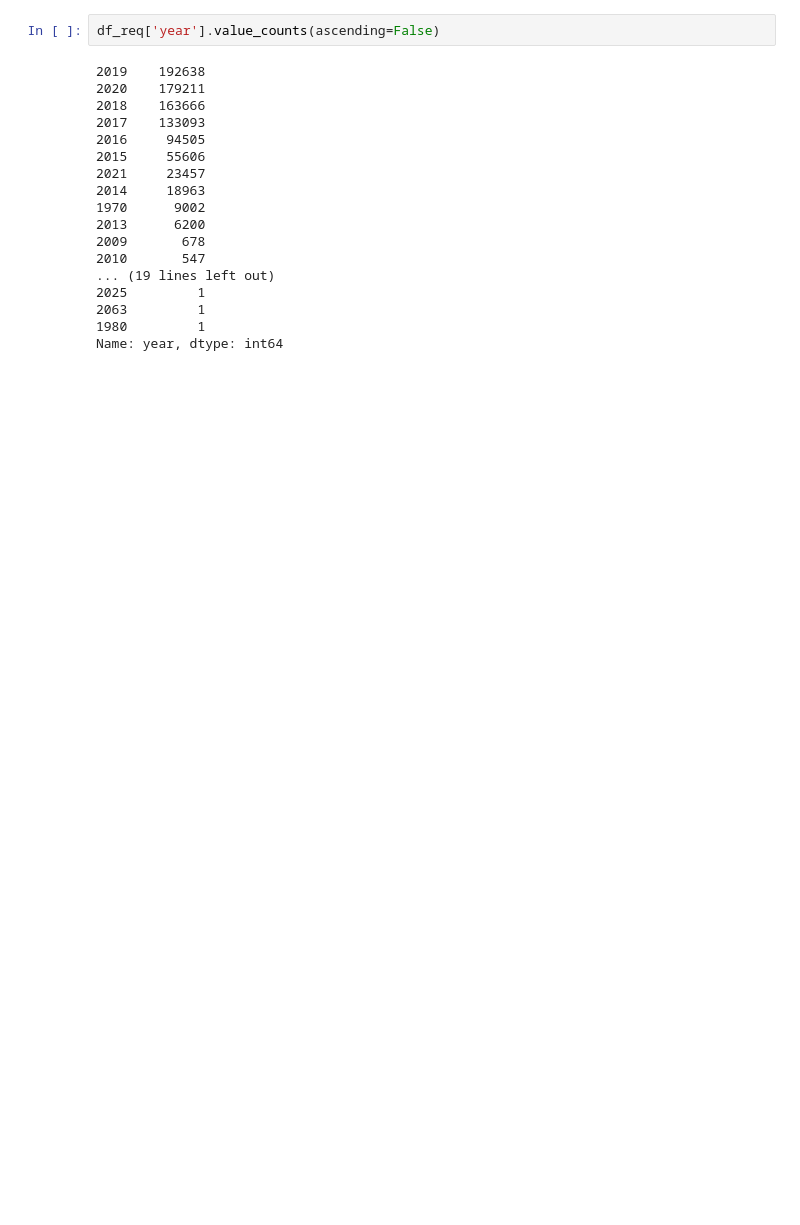
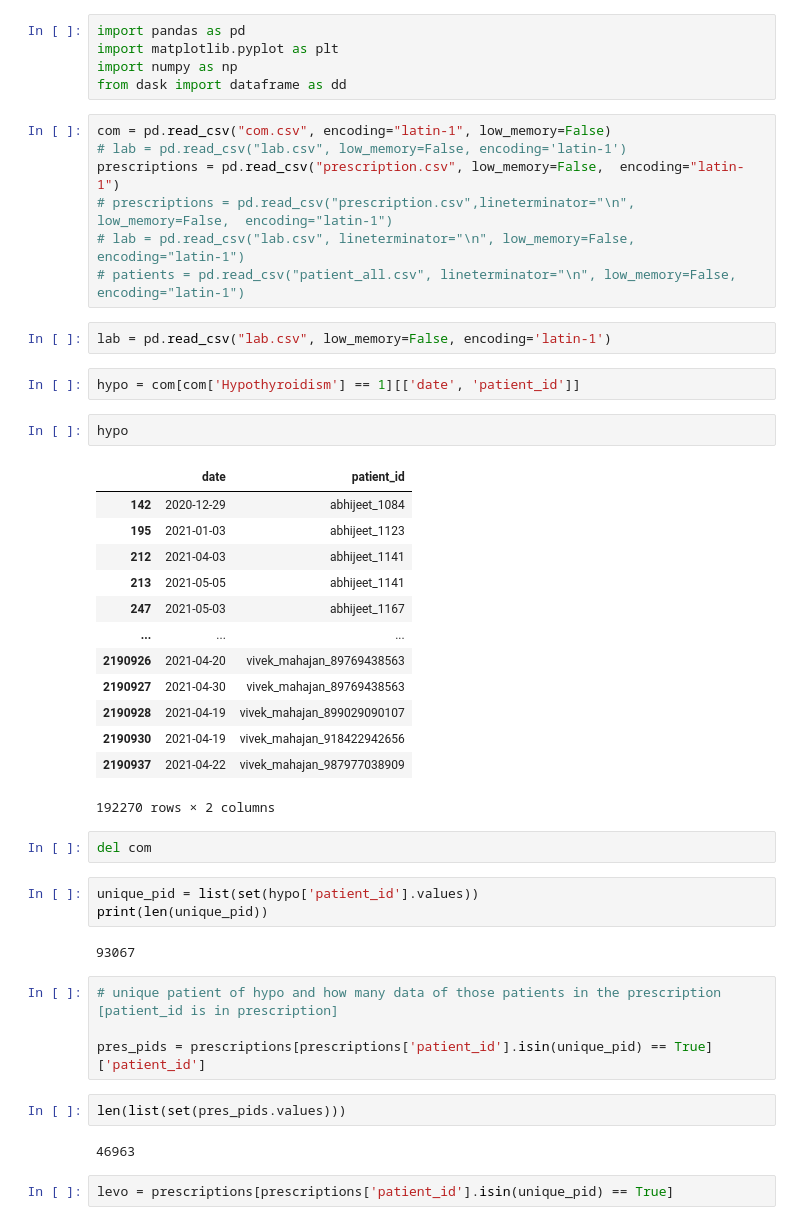
Before and after one commit to Akshay594/THB-Google-Reviews, a Jupyter notebook: EMR/EMR data.ipynb, the cells around one changed output. Saved outputs shown, nothing was run; the diff lists cells and outputs as text; blank space fills up the shorter version.

```diff
--- a/EMR/EMR data.ipynb
+++ b/EMR/EMR data.ipynb
@@ -65,20 +1,49 @@ See the caveats in the documentation: https://pandas.pydata.org/pandas-docs/stab
-# %%
-df_req['year'].value_counts(ascending=False)
-# %% [output]
-2019    192638
-2020    179211
-2018    163666
-2017    133093
-2016     94505
-2015     55606
-2021     23457
-2014     18963
-1970      9002
-2013      6200
-2009       678
-2010       547
-... (19 lines left out)
-2025         1
-2063         1
-1980         1
-Name: year, dtype: int64
+# %%
+import pandas as pd
+import matplotlib.pyplot as plt
+import numpy as np
+from dask import dataframe as dd
+# %%
+com = pd.read_csv("com.csv", encoding="latin-1", low_memory=False)
+# lab = pd.read_csv("lab.csv", low_memory=False, encoding='latin-1')
+prescriptions = pd.read_csv("prescription.csv", low_memory=False,  encoding="latin-1")
+# prescriptions = pd.read_csv("prescription.csv",lineterminator="\n", low_memory=False,  encoding="latin-1")
+# lab = pd.read_csv("lab.csv", lineterminator="\n", low_memory=False, encoding="latin-1")
+# patients = pd.read_csv("patient_all.csv", lineterminator="\n", low_memory=False, encoding="latin-1")
+# %%
+lab = pd.read_csv("lab.csv", low_memory=False, encoding='latin-1')
+# %%
+hypo = com[com['Hypothyroidism'] == 1][['date', 'patient_id']]
+# %%
+hypo
+# %% [output]
+|  | date | patient_id |
+| 142 | 2020-12-29 | abhijeet_1084 |
+| 195 | 2021-01-03 | abhijeet_1123 |
+| 212 | 2021-04-03 | abhijeet_1141 |
+| 213 | 2021-05-05 | abhijeet_1141 |
+| 247 | 2021-05-03 | abhijeet_1167 |
+| ... | ... | ... |
+| 2190926 | 2021-04-20 | vivek_mahajan_89769438563 |
+| 2190927 | 2021-04-30 | vivek_mahajan_89769438563 |
+| 2190928 | 2021-04-19 | vivek_mahajan_899029090107 |
+| 2190930 | 2021-04-19 | vivek_mahajan_918422942656 |
+| 2190937 | 2021-04-22 | vivek_mahajan_987977038909 |
+192270 rows × 2 columns
+# %%
+del com
+# %%
+unique_pid = list(set(hypo['patient_id'].values))
+print(len(unique_pid))
+# %% [output]
+93067
+# %%
+# unique patient of hypo and how many data of those patients in the prescription [patient_id is in prescription]
+
+pres_pids = prescriptions[prescriptions['patient_id'].isin(unique_pid) == True]['patient_id']
+# %%
+len(list(set(pres_pids.values)))
+# %% [output]
+46963
+# %%
+levo = prescriptions[prescriptions['patient_id'].isin(unique_pid) == True]
```
Also changed, not shown: parts of 31 cells of this notebook.
